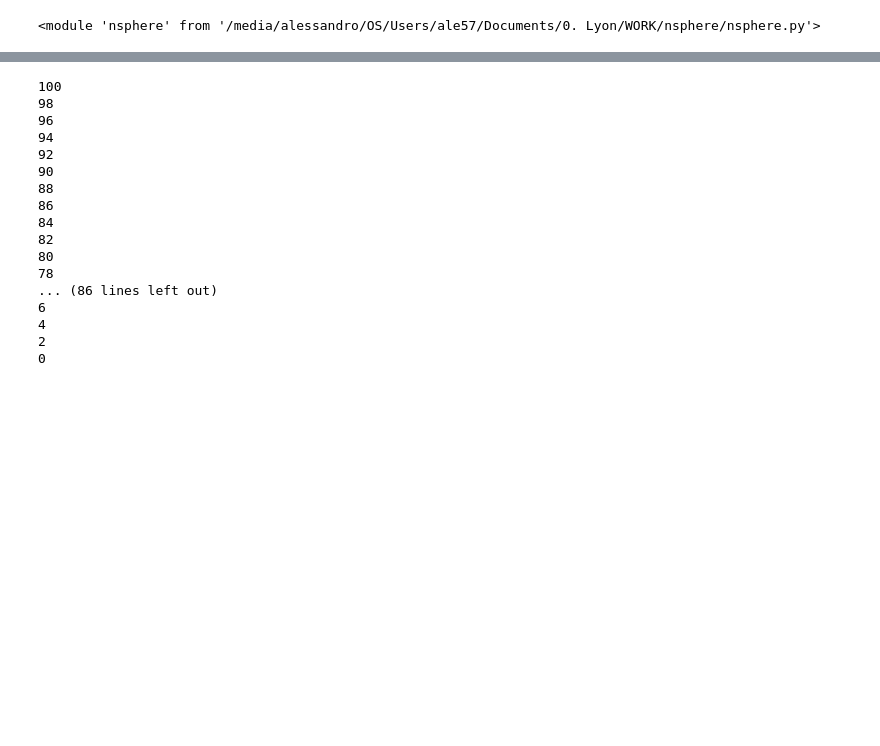
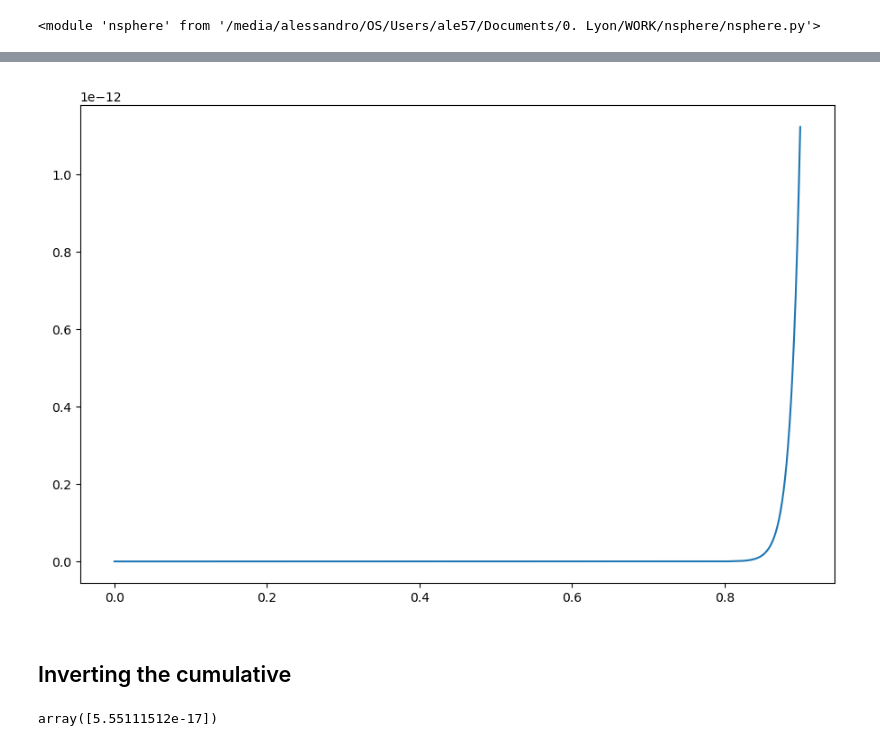
Before and after one commit to AlessandroLovo/nsphere, a Jupyter notebook: test.ipynb, the cells around one changed output, grey strips where cells are left out. Saved outputs shown, nothing was run; the diff lists cells and outputs as text; code cells hidden in the pictures; blank space fills up the shorter version.

```diff
--- a/test.ipynb
+++ b/test.ipynb
@@ -26,23 +32,19 @@ fig.tight_layout()
+# %%
+xs2 = np.arange(0, 0.9, 0.001)
+ys2 = xs2**(d + 1)/((d + 1)*h.i_max)
+
+plt.close(2)
+fig, ax = plt.subplots(num=2, figsize=(9,6))
+
+plt.plot(xs2, h.i(xs2))
+# plt.plot(xs2, ys2)
+
+# plt.ylim(0,1)
+
+fig.tight_layout()
+# %% [output]
+[figure, added]
 # %%
 idv = np.vectorize(ns.i_d)
-# %%
-# x = ns.i_d(0.5, 100)
-x = idv(0.5, 100)
-# %% [output]
-100
-98
-96
-94
-92
-90
-88
-86
-84
-82
-80
-78
-... (86 lines left out)
-6
-4
-2
-0
+# %% [markdown]
+## Inverting the cumulative
@@ -48,0 +56,9 @@ x = idv(0.5, 100)
+# %%
+r = np.random.uniform(0,0.5)
+
+x = opt.fsolve(lambda x: h.i(x) - r, x0=r*np.pi,
+)
+error = h.i(x) - r
+error
+# %% [output]
+array([5.55111512e-17])
```
Also changed, not shown: parts of 7 cells of this notebook, 1 other file.
